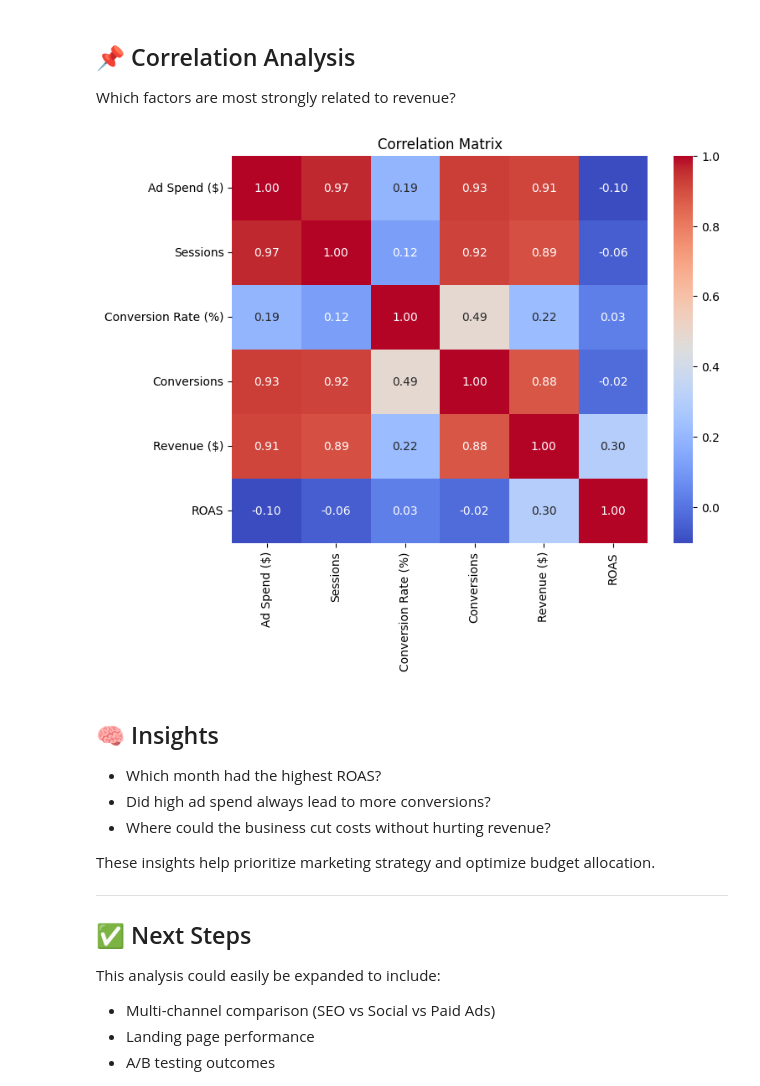
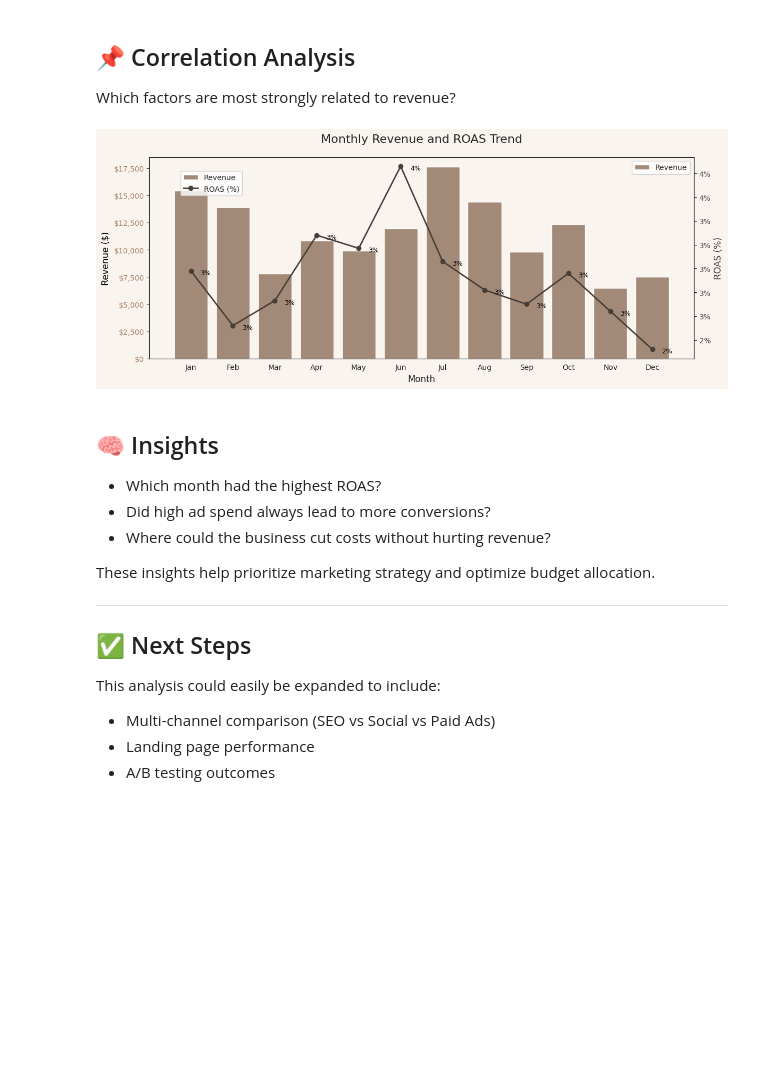
Before and after one commit to ginnyjtm/seo-performance-analysis-smallbiz, a Jupyter notebook: notebooks/roi.ipynb, the cells around one changed output. Saved outputs shown, nothing was run; the diff lists cells and outputs as text; code cells hidden in the pictures; blank space fills up the shorter version.

Commit message:
revenue and roas

```diff
--- a/notebooks/roi.ipynb
+++ b/notebooks/roi.ipynb
@@ -29,0 +37,4 @@ df.head()
+# %%
+clicks = round(df['Conversions']/(df['Conversion Rate (%)']/100))
+df['Clicks']=clicks
+df.head(12)
@@ -29,0 +55,5 @@ df.head()
+# %%
+#Return On Ads Spent per $1
+roas = round(((df['Revenue ($)']/df['Ad Spend ($)'])*100)/100, 2)
+df['ROAS'] = roas
+df.head(12)
@@ -103,8 +163,52 @@ plt.figure(figsize=(8,6))
 sns.heatmap(df.corr(numeric_only=True), annot=True, cmap="coolwarm", fmt=".2f")
 plt.title("Correlation Matrix")
 plt.show()
-# %% [output]
-[figure, removed]
+# %%
+sns.set_style('white')
+plt.figure(figsize=(12, 5),facecolor='#faf4ef') # Set figure size for better readability
+
+# --- Set Font Family ---
+# Try to use 'Inter' if available. Provide common fallbacks.
+# You might need to install 'Inter' font on your system for it to work.
+plt.rcParams['font.family'] = ['DejaVu Sans']
+plt.rcParams['font.size'] = 10 # You can also adjust the default font size globally
+
+# Create the first axis for Revenue (bars)
+ax1 = sns.barplot(x='Month', y='Revenue ($)', data=df, color='#ab876f', label='Revenue')
+ax1.set_xlabel("Month", fontsize=12)
+ax1.set_ylabel("Revenue ($)", color='#ab876f', fontsize=12)
+ax1.tick_params(axis='y', labelcolor='#ab876f')
+ax1.set_facecolor('#faf4ef')
+
+# Format Revenue Y-axis to display as currency
+ax1.yaxis.set_major_formatter(plt.FuncFormatter(lambda x, p: f'${x:,.0f}'))
+
+# Create the second axis for ROAS (line)
+ax2 = ax1.twinx() # Create a twin axis that shares the same x-axis
+ax2.plot(df['Month'], df['ROAS'], color='#473e37', marker='o', linewidth=2, label='ROAS (%)')
+ax2.set_ylabel("ROAS (%)", color='#473e37', fontsize=12)
+ax2.tick_params(axis='y', labelcolor='#473e37')
+
+# Format ROAS Y-axis to display as percentage
+ax2.yaxis.set_major_formatter(plt.FuncFormatter(lambda x, p: f'{x:,.0f}%'))
+
+# Add a title to the chart
+plt.title("Monthly Revenue and ROAS Trend", fontsize=16, pad=20)
+
+# Add a legend for both lines/bars
+lines, labels = ax1.get_legend_handles_labels()
+lines2, labels2 = ax2.get_legend_handles_labels()
+ax2.legend(lines + lines2, labels + labels2, loc='upper left', bbox_to_anchor=(0.05, 0.95))
+
+# Add data labels for ROAS (optional, but good for executives)
+for i, roas_val in enumerate(df['ROAS']):
+    ax2.annotate(f'{roas_val:.0f}%', (i, roas_val), textcoords="offset points", xytext=(20,-5), ha='center', color='black', fontsize=9)
+
+# Improve layout and display the plot
+plt.tight_layout()
+plt.show()
+# %% [output]
+[figure, added]
 # %% [markdown]
 ## 🧠 Insights
 
```
Also changed, not shown: parts of 7 cells of this notebook, 6 other files.
